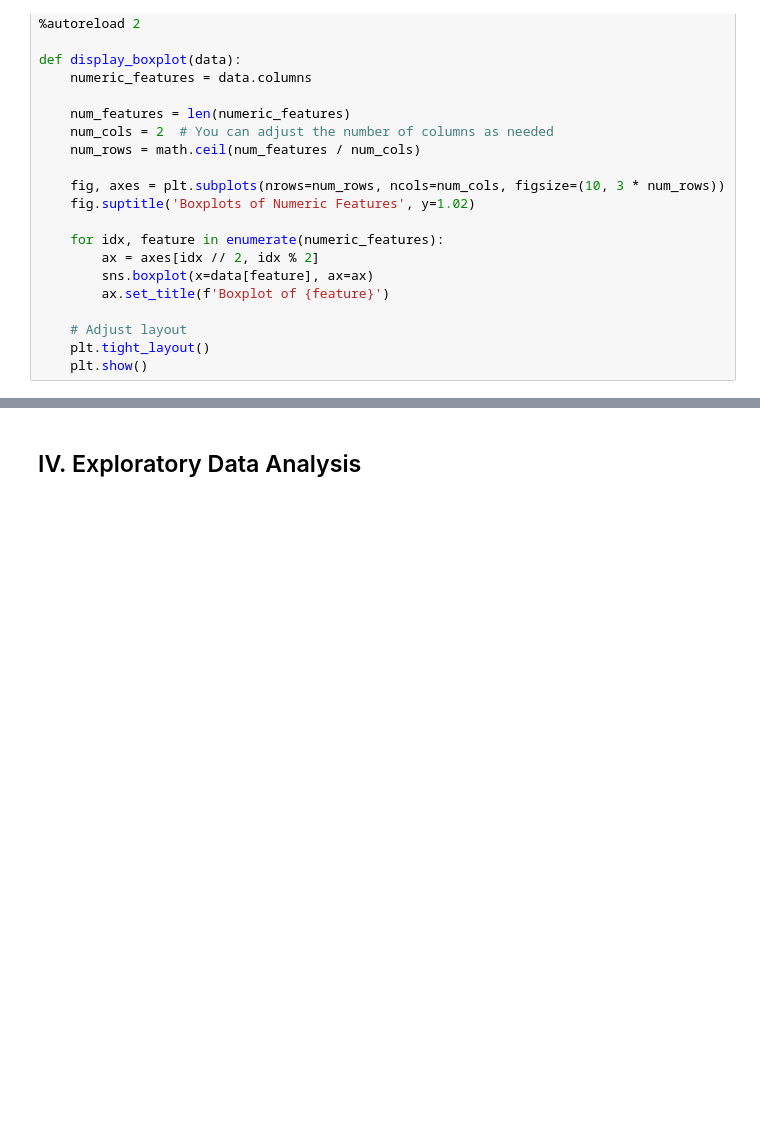
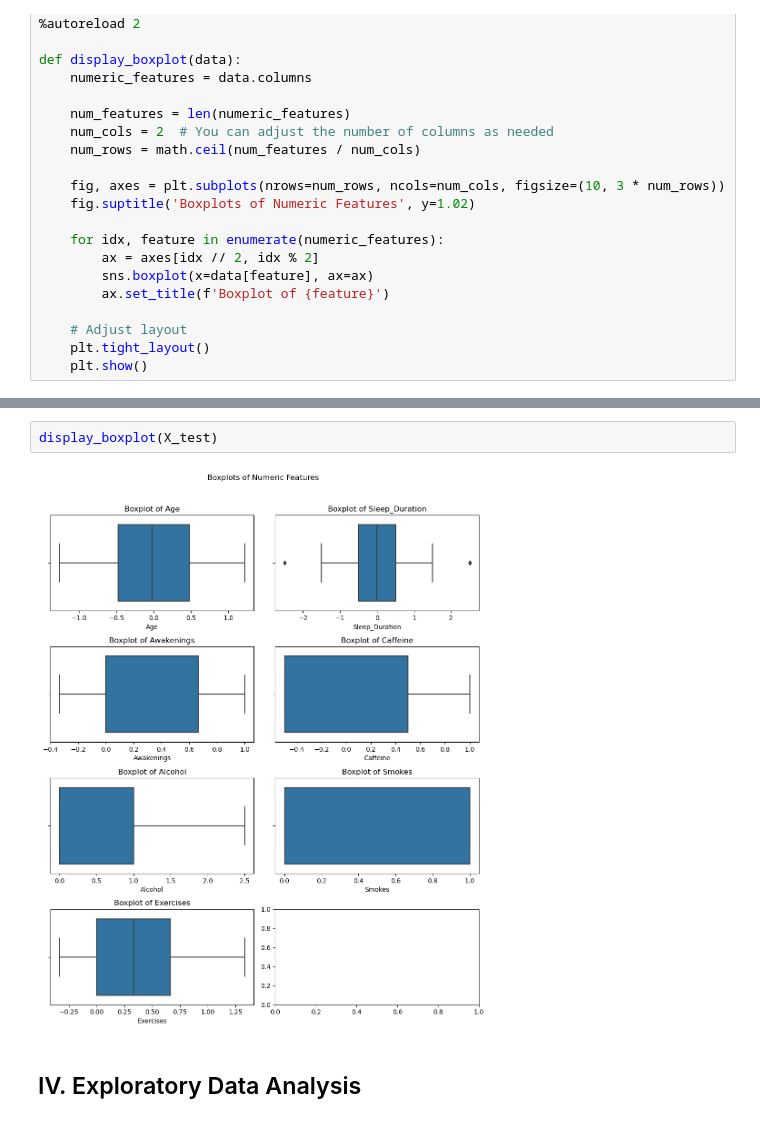
Before and after one commit to francisisip/SereniGuide, a Jupyter notebook: SereniGuide.ipynb, the cells around one changed output, grey strips where cells are left out. Drawn from its saved outputs; the diff is of its cells as text; blank space fills up the shorter version.

```diff
--- a/SereniGuide.ipynb
+++ b/SereniGuide.ipynb
@@ -642,3 +651,7 @@ display_boxplot(sleep_df.select_dtypes(include='number'))
+# %%
+display_boxplot(X_test)
+# %% [output]
+[figure, added]
 # %% [markdown]
 ## IV. Exploratory Data Analysis
 # %%
```
Also changed, not shown: parts of 13 cells of this notebook.
